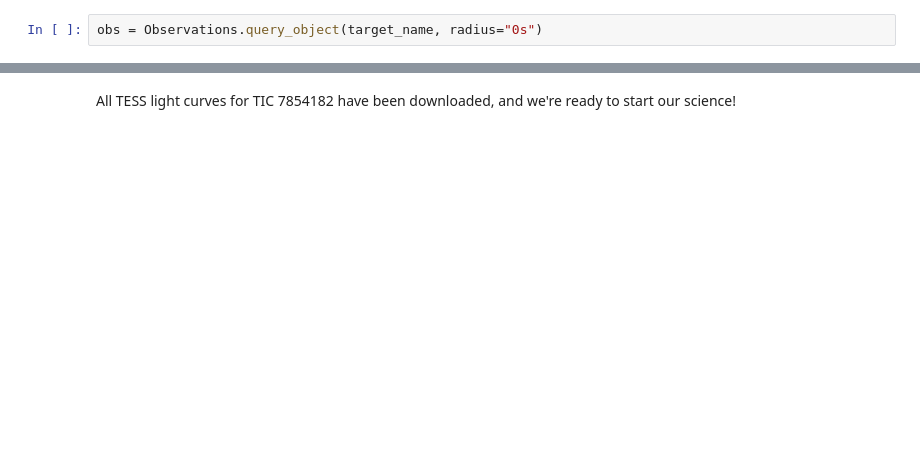
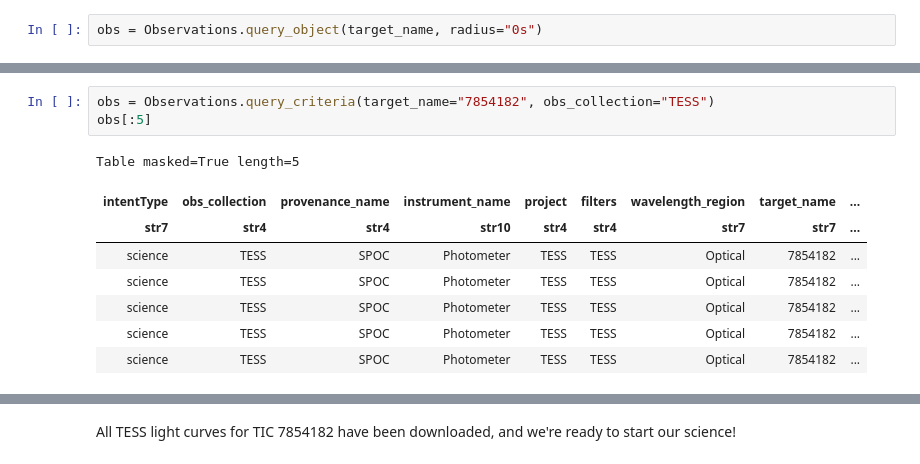
Before and after one commit to tessgi/InteractiveWorkshop, a Jupyter notebook: talks/How-to-Access-TESS-Data-Tutorial.ipynb, the cells around one changed output, grey strips where cells are left out. Saved outputs shown, nothing was run; the diff lists cells and outputs as text; blank space fills up the shorter version.

```diff
--- a/talks/How-to-Access-TESS-Data-Tutorial.ipynb
+++ b/talks/How-to-Access-TESS-Data-Tutorial.ipynb
@@ -49,0 +86,12 @@ To keep this search simple, we will use the following filters:
+# %%
+obs = Observations.query_criteria(target_name="7854182", obs_collection="TESS")
+obs[:5]
+# %% [output]
+Table masked=True length=5
+| intentType | obs_collection | provenance_name | instrument_name | project | filters | wavelength_region | target_name | ... |
+| str7 | str4 | str4 | str10 | str4 | str4 | str7 | str7 | ... |
+| science | TESS | SPOC | Photometer | TESS | TESS | Optical | 7854182 | ... |
+| science | TESS | SPOC | Photometer | TESS | TESS | Optical | 7854182 | ... |
+| science | TESS | SPOC | Photometer | TESS | TESS | Optical | 7854182 | ... |
+| science | TESS | SPOC | Photometer | TESS | TESS | Optical | 7854182 | ... |
+| science | TESS | SPOC | Photometer | TESS | TESS | Optical | 7854182 | ... |
```
Also changed, not shown: parts of 36 cells of this notebook.
